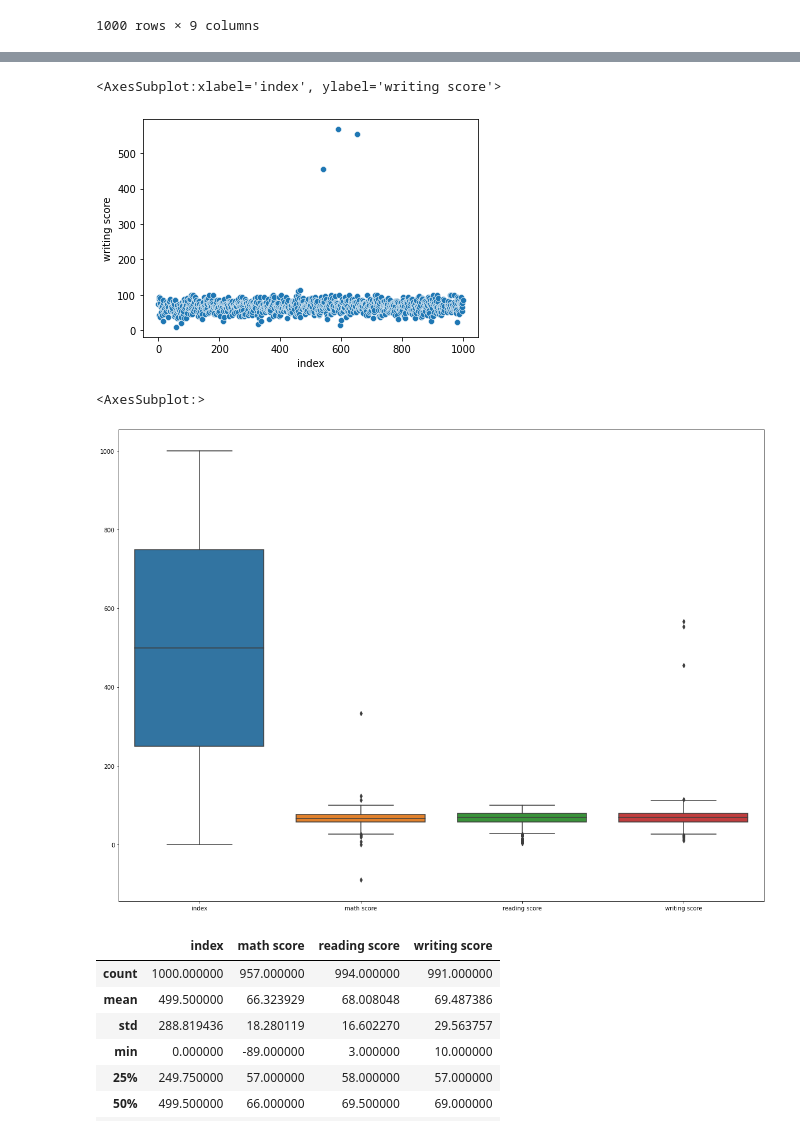
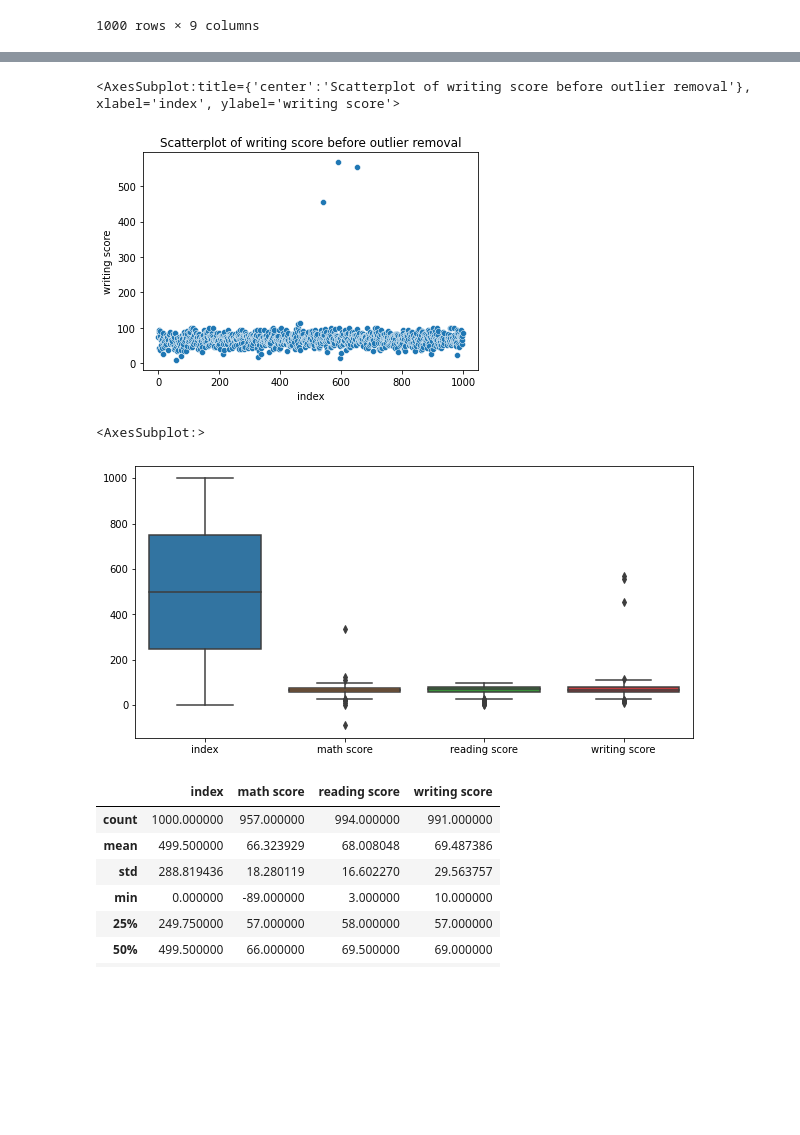
Before and after one commit to mayuresh714/6th-sem-assignments, a Jupyter notebook: DSBDAlab/assignment_no_2/assign2.ipynb, the cells around one changed output, grey strips where cells are left out. Drawn from its saved outputs; the diff is of its cells as text; code cells hidden in the pictures; blank space fills up the shorter version.

```diff
--- a/DSBDAlab/assignment_no_2/assign2.ipynb
+++ b/DSBDAlab/assignment_no_2/assign2.ipynb
@@ -218,15 +224,16 @@ sns.scatterplot(x='index' , y='reading score', data=df)
 # %%
+plt.title('Scatterplot of writing score before outlier removal')
 sns.scatterplot(x='index' , y='writing score', data=df)
 # %% [output]
-<AxesSubplot:xlabel='index', ylabel='writing score'>
+<AxesSubplot:title={'center':'Scatterplot of writing score before outlier removal'}, xlabel='index', ylabel='writing score'>
-[figure, old version]
+[figure, new version]
 # %%
 #box plot for math score
-plt.figure(figsize=(20,15))
+plt.figure(figsize=(10,5))
 sns.boxplot( data=df)
 # %% [output]
 <AxesSubplot:>
-[figure, old version]
+[figure, new version]
 # %%
 df.describe()
 # %% [output]
```
Also changed, not shown: parts of 41 cells of this notebook, 8 other files.
